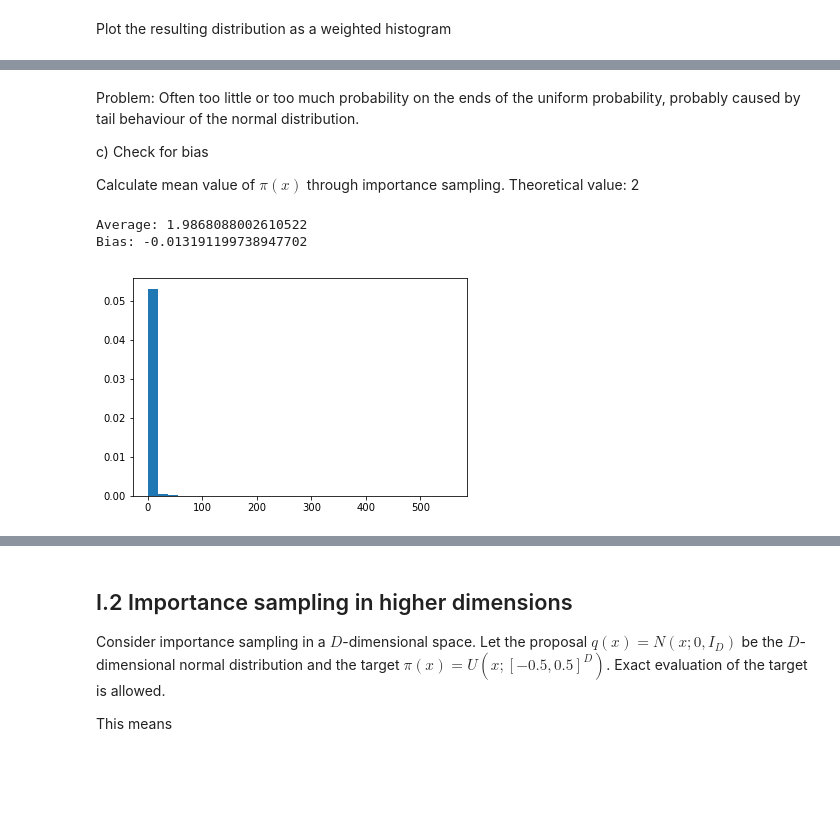
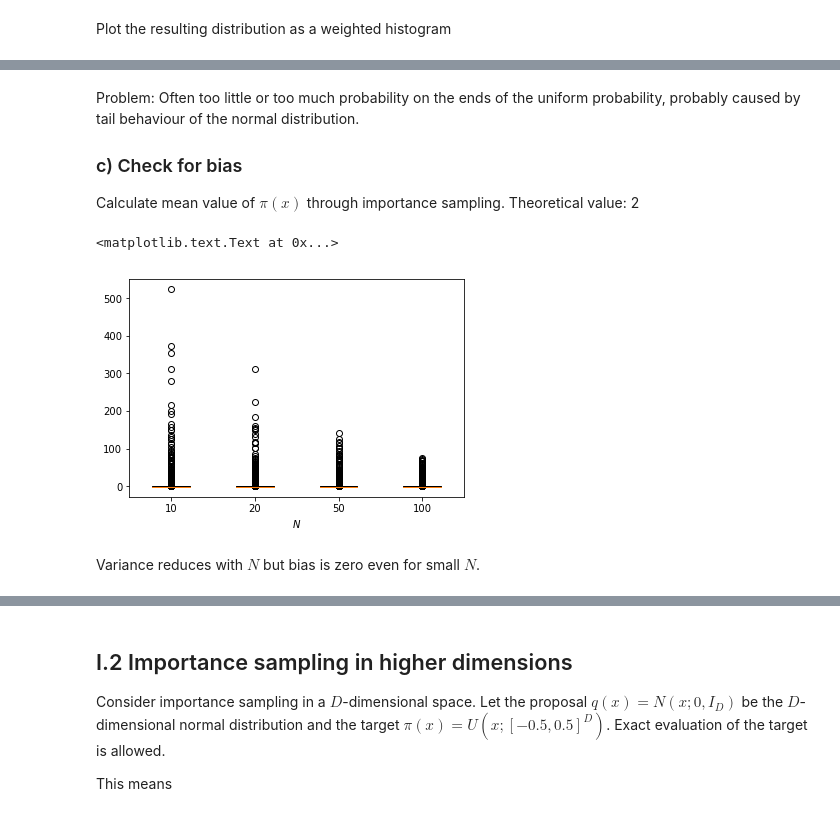
Before and after one commit to cyianor/smc2017, a Jupyter notebook: notebooks/ex1.ipynb, the cells around one changed output, grey strips where cells are left out. Drawn from its saved outputs; the diff is of its cells as text; code cells hidden in the pictures; blank space fills up the shorter version.

```diff
--- a/notebooks/ex1.ipynb
+++ b/notebooks/ex1.ipynb
@@ -83,25 +72,32 @@ axs[1].hist(samples, bins=20, weights=weights, normed=True);
 # %% [markdown]
 Problem: Often too little or too much probability on the ends of the uniform probability, probably caused by tail behaviour of the normal distribution.
 
-c) Check for bias
+### c) Check for bias
 
 Calculate mean value of $\pi(x)$ through importance sampling. Theoretical value: 2
 # %%
+# Number of successful repetitions
 M = 8000
-exp_vals = np.zeros((M,))
+# Values of N
+ns = [10, 20, 50, 100]
+exp_vals = np.zeros((M, len(ns)))
 
-for i in range(M):
-    samples, weights = imp_sample_exact(10)
-    exp_vals[i] = np.mean(samples * weights)
-
-print("Average: {}".format(exp_vals.mean()))
-biases = exp_vals - 2
-print("Bias: {}".format(biases.mean()))
+for i, N in zip(range(4), ns):
+    j = 0
+    while j < M:
+        try:
+            samples, weights = imp_sample_exact(N)
+            exp_vals[j, i] = np.mean(samples * weights)
+            j += 1
+        except TooLittleSampleCoverage:
+            pass
 
 fig, ax = plt.subplots()
-ax.hist(exp_vals, bins=30, normed=True);
+ax.boxplot(exp_vals - 2, labels=ns);
+ax.set_xlabel('$N$');
 # %% [output]
-Average: 1.9868088002610522
-Bias: -0.013191199738947702
+<matplotlib.text.Text at 0x...>
-[figure, old version]
+[figure, new version]
+# %% [markdown]
+Variance reduces with $N$ but bias is zero even for small $N$.
 # %% [markdown]
```
Also changed, not shown: parts of 33 cells of this notebook, 2 other files.
